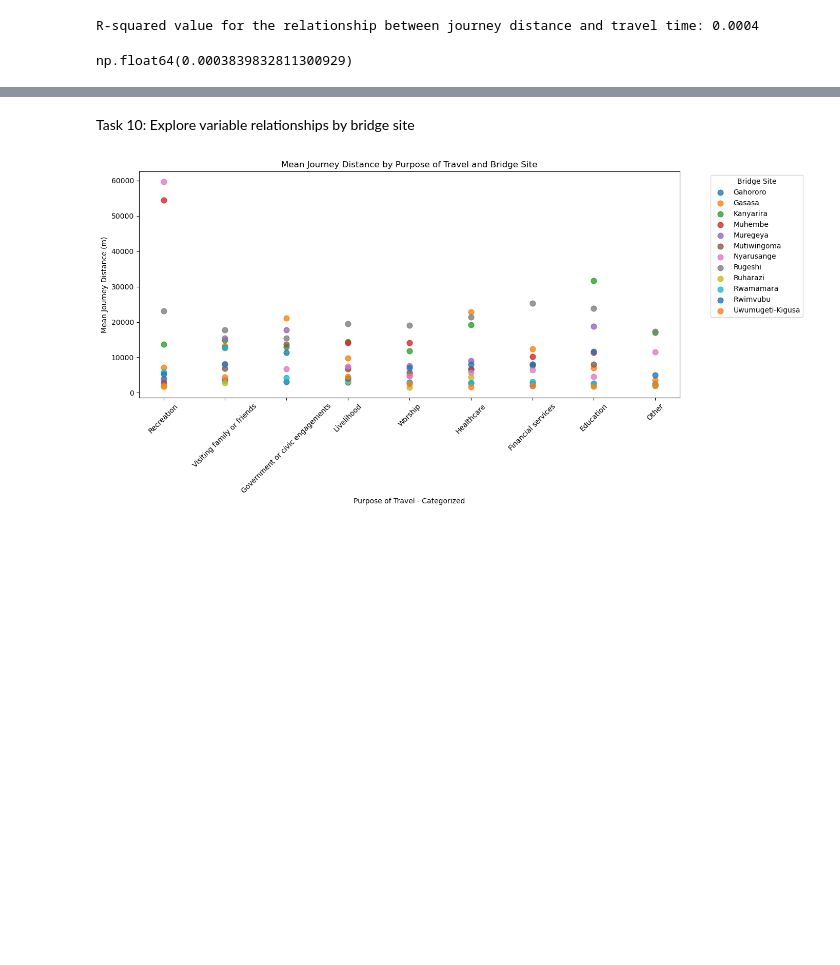
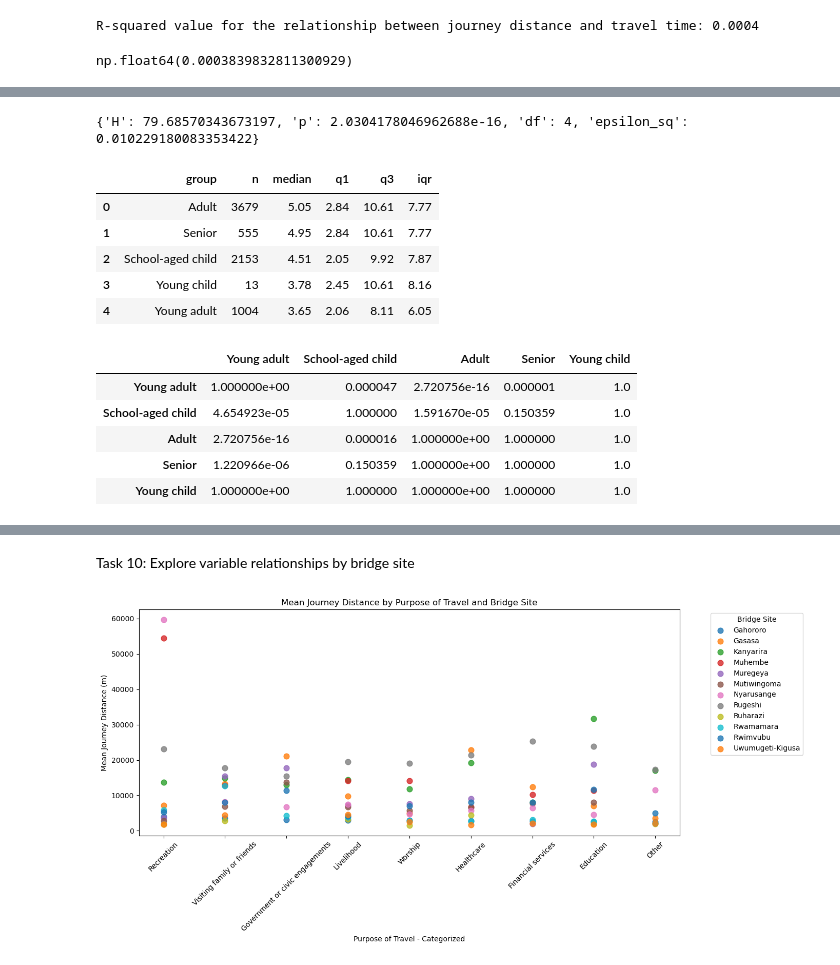
Before and after one commit to bridgestoprosperity/general-data, a Jupyter notebook: notebooks/catchment-analysis/admin-3-4-matching.ipynb, the cells around one changed output, grey strips where cells are left out. Saved outputs shown, nothing was run; the diff lists cells and outputs as text; code cells hidden in the pictures; blank space fills up the shorter version.

```diff
--- a/notebooks/catchment-analysis/admin-3-4-matching.ipynb
+++ b/notebooks/catchment-analysis/admin-3-4-matching.ipynb
@@ -1303,0 +1547,26 @@ np.float64(0.0003839832811300929)
+# %%
+# Approximate age
+res_age = kruskal_wallis_with_posthoc(
+    Rwanda_catchment_surveys_final,
+    group_col="Approximate Age",
+    value_col="total_distance",
+    p_adjust="holm"
+)
+
+print(res_age["kruskal"])
+display(res_age["group_summary"])
+display(res_age["posthoc"])
+# %% [output]
+{'H': 79.68570343673197, 'p': 2.0304178046962688e-16, 'df': 4, 'epsilon_sq': 0.010229180083353422}
+|  | group | n | median | q1 | q3 | iqr |
+| 0 | Adult | 3679 | 5.05 | 2.84 | 10.61 | 7.77 |
+| 1 | Senior | 555 | 4.95 | 2.84 | 10.61 | 7.77 |
+| 2 | School-aged child | 2153 | 4.51 | 2.05 | 9.92 | 7.87 |
+| 3 | Young child | 13 | 3.78 | 2.45 | 10.61 | 8.16 |
+| 4 | Young adult | 1004 | 3.65 | 2.06 | 8.11 | 6.05 |
+|  | Young adult | School-aged child | Adult | Senior | Young child |
+| Young adult | 1.000000e+00 | 0.000047 | 2.720756e-16 | 0.000001 | 1.0 |
+| School-aged child | 4.654923e-05 | 1.000000 | 1.591670e-05 | 0.150359 | 1.0 |
+| Adult | 2.720756e-16 | 0.000016 | 1.000000e+00 | 1.000000 | 1.0 |
+| Senior | 1.220966e-06 | 0.150359 | 1.000000e+00 | 1.000000 | 1.0 |
+| Young child | 1.000000e+00 | 1.000000 | 1.000000e+00 | 1.000000 | 1.0 |
```
Also changed, not shown: parts of 10 cells of this notebook.
